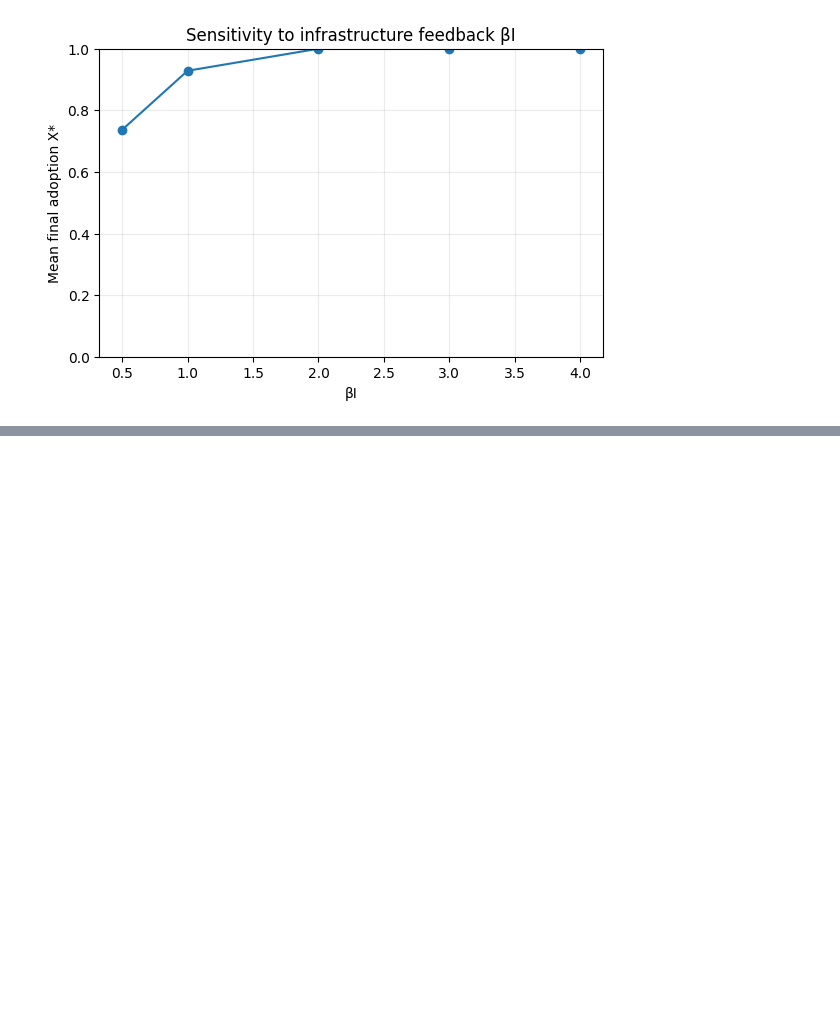
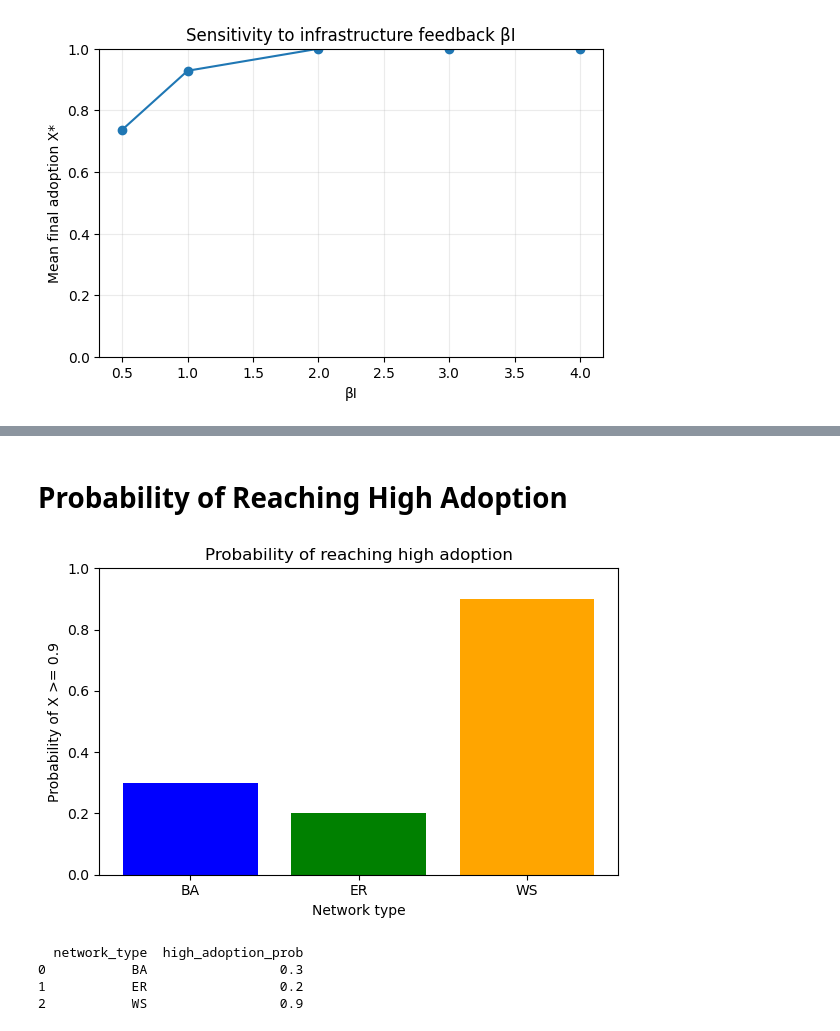
Before and after one commit to MeikeWortman/Assignment_3, a Jupyter notebook: Assignment_3_Meike_Test.ipynb, the cells around one changed output, grey strips where cells are left out. Saved outputs shown, nothing was run; the diff lists cells and outputs as text; code cells hidden in the pictures; blank space fills up the shorter version.

```diff
--- a/Assignment_3_Meike_Test.ipynb
+++ b/Assignment_3_Meike_Test.ipynb
@@ -1911,0 +5244,33 @@ plt.show()
+# %% [markdown]
+# Probability of Reaching High Adoption
+# %%
+def compute_high_adoption_prob(traces_df, threshold=0.9, plot=True):
+    """
+    Compute probability of reaching high adoption per network.
+    """
+    final_X_df = traces_df.groupby(["network_type", "trial"]).agg(final_X=("X", "last")).reset_index()
+    high_adoption_prob_df = final_X_df.groupby("network_type").apply(
+        lambda df: (df["final_X"] >= threshold).mean()
+    ).reset_index(name="high_adoption_prob")
+
+    if plot:
+        plt.figure(figsize=(6,4))
+        plt.bar(high_adoption_prob_df["network_type"], high_adoption_prob_df["high_adoption_prob"], color=['blue','green','orange'])
+        plt.ylabel(f"Probability of X >= {threshold}")
+        plt.xlabel("Network type")
+        plt.title("Probability of reaching high adoption")
+        plt.ylim(0, 1)
+        plt.tight_layout()
+        plt.show()
+
+    return high_adoption_prob_df
+
+# Usage
+high_adoption_probs = compute_high_adoption_prob(traces_df, threshold=0.9)
+print(high_adoption_probs)
+# %% [output]
+[figure, added]
+  network_type  high_adoption_prob
+0           BA                 0.3
+1           ER                 0.2
+2           WS                 0.9
```
Also changed, not shown: parts of 38 cells of this notebook, 31 other files.
